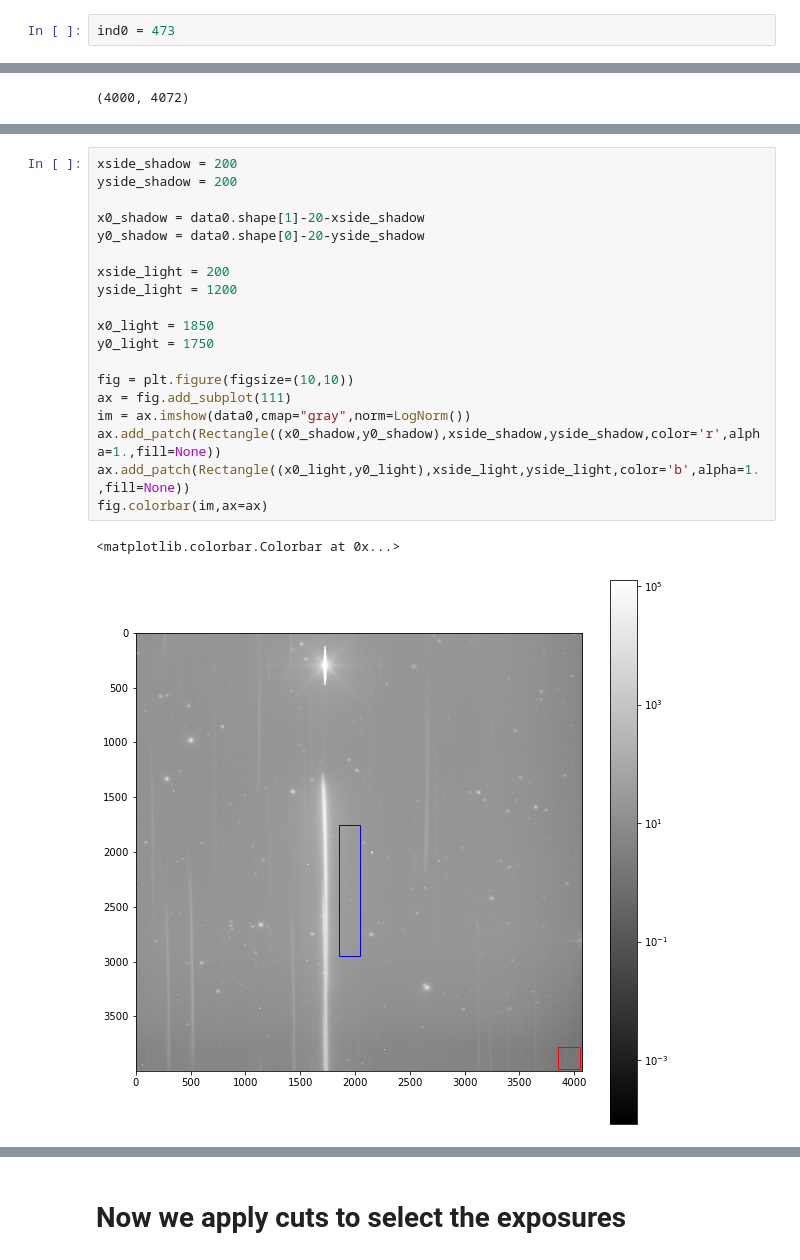
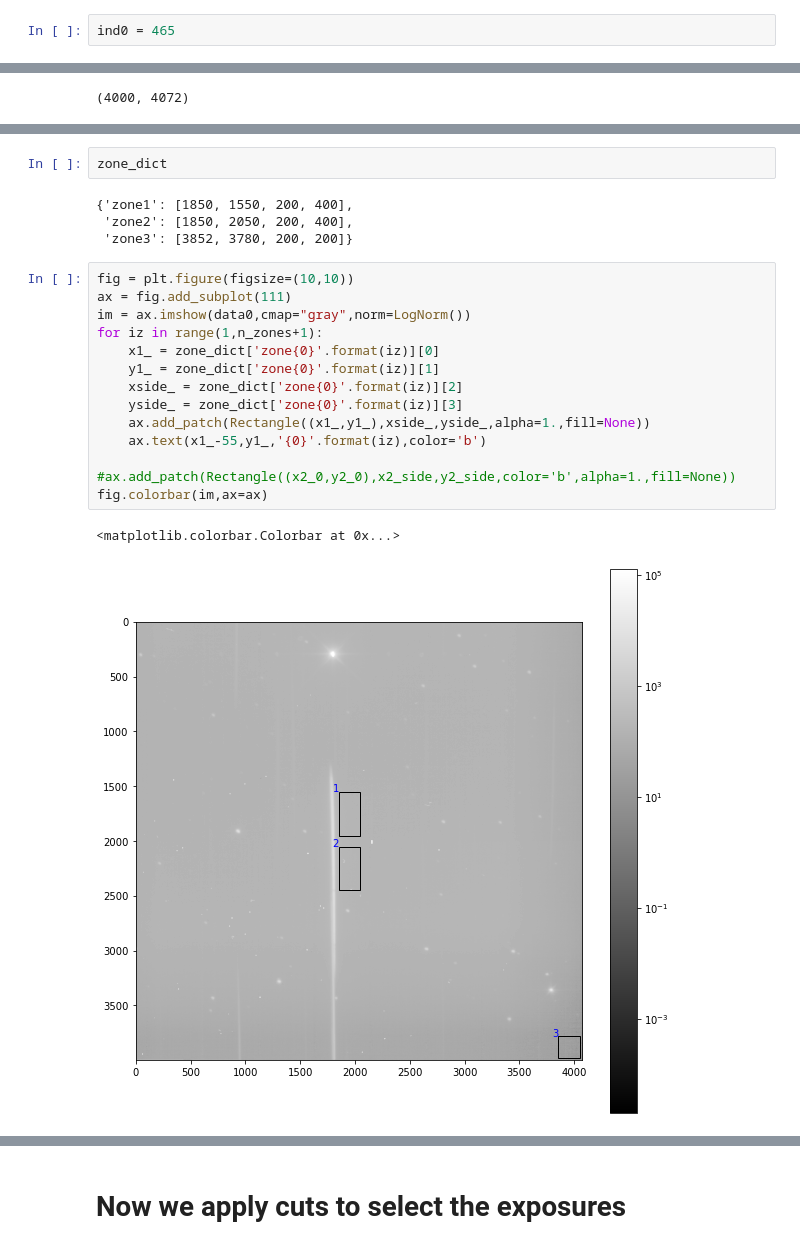
Before and after one commit to mrmonroy/AuxTel_night_stability, a Jupyter notebook: exposure_ratio.ipynb, the cells around one changed output, grey strips where cells are left out. Cells and saved outputs as stored; diff of their text form.

```diff
--- a/exposure_ratio.ipynb
+++ b/exposure_ratio.ipynb
@@ -85,7 +85,7 @@ print(pairs)
 # %% [markdown]
 # Check that things work for one spectrum
 # %%
-ind0 = 473
+ind0 = 465
 # %%
 f0 = fits.open(image_name.format(ind0))
 # %%
@@ -203,23 +218,24 @@ data0.shape
+# %%
+zone_dict
+# %% [output]
+{'zone1': [1850, 1550, 200, 400],
+ 'zone2': [1850, 2050, 200, 400],
+ 'zone3': [3852, 3780, 200, 200]}
 # %%
-xside_shadow = 200
-yside_shadow = 200
-
-x0_shadow = data0.shape[1]-20-xside_shadow
-y0_shadow = data0.shape[0]-20-yside_shadow
-
-xside_light = 200
-yside_light = 1200
-
-x0_light = 1850
-y0_light = 1750
-
 fig = plt.figure(figsize=(10,10))
 ax = fig.add_subplot(111)
 im = ax.imshow(data0,cmap="gray",norm=LogNorm())
-ax.add_patch(Rectangle((x0_shadow,y0_shadow),xside_shadow,yside_shadow,color='r',alpha=1.,fill=None))
-ax.add_patch(Rectangle((x0_light,y0_light),xside_light,yside_light,color='b',alpha=1.,fill=None))
+for iz in range(1,n_zones+1):
+    x1_ = zone_dict['zone{0}'.format(iz)][0]
+    y1_ = zone_dict['zone{0}'.format(iz)][1]
+    xside_ = zone_dict['zone{0}'.format(iz)][2]
+    yside_ = zone_dict['zone{0}'.format(iz)][3]
+    ax.add_patch(Rectangle((x1_,y1_),xside_,yside_,alpha=1.,fill=None))
+    ax.text(x1_-55,y1_,'{0}'.format(iz),color='b')
+
+#ax.add_patch(Rectangle((x2_0,y2_0),x2_side,y2_side,color='b',alpha=1.,fill=None))
 fig.colorbar(im,ax=ax)
 # %% [output]
 <matplotlib.colorbar.Colorbar at 0x...>
-[figure, old version]
+[figure, new version]
 # %%
```
Also changed, not shown: parts of 23 cells of this notebook.
